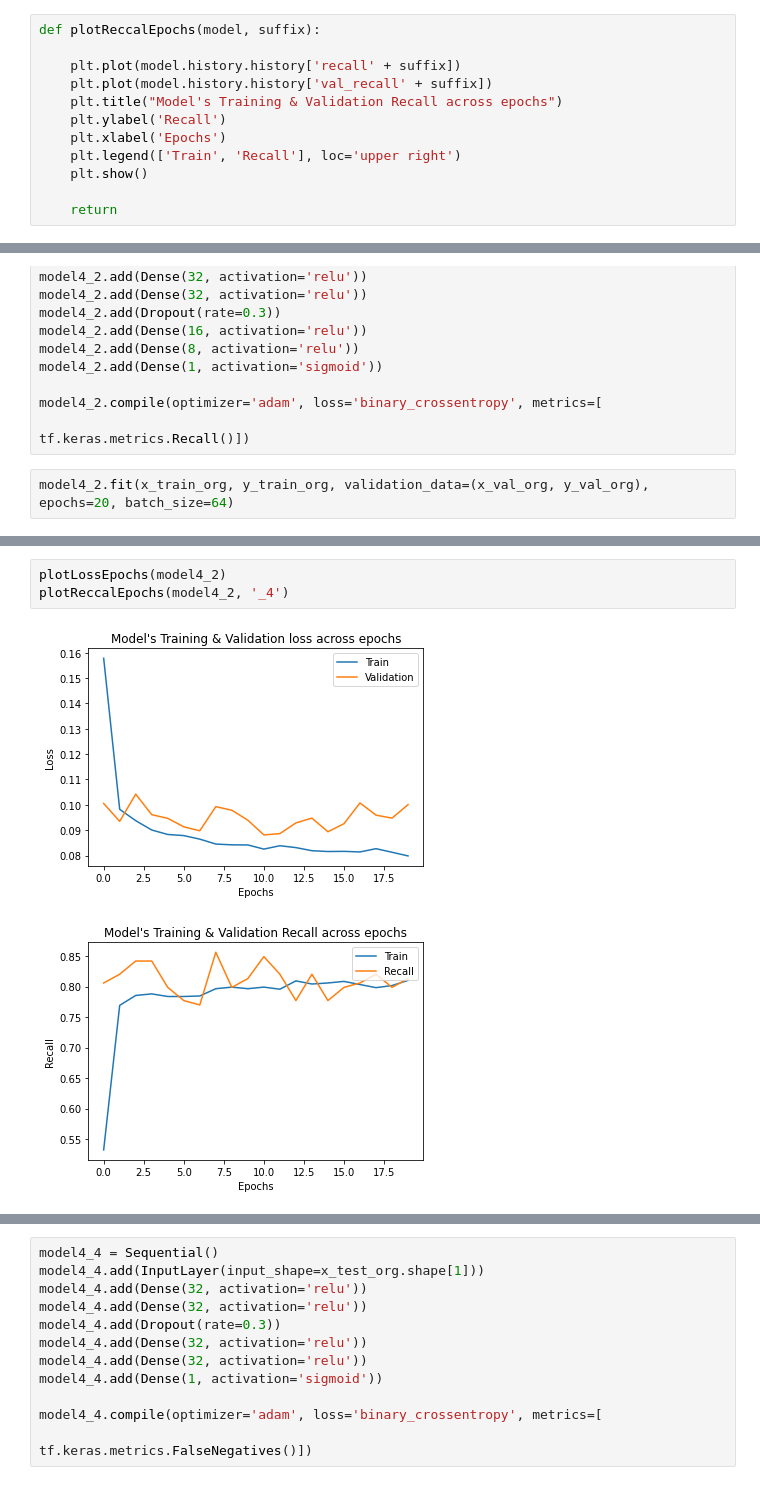
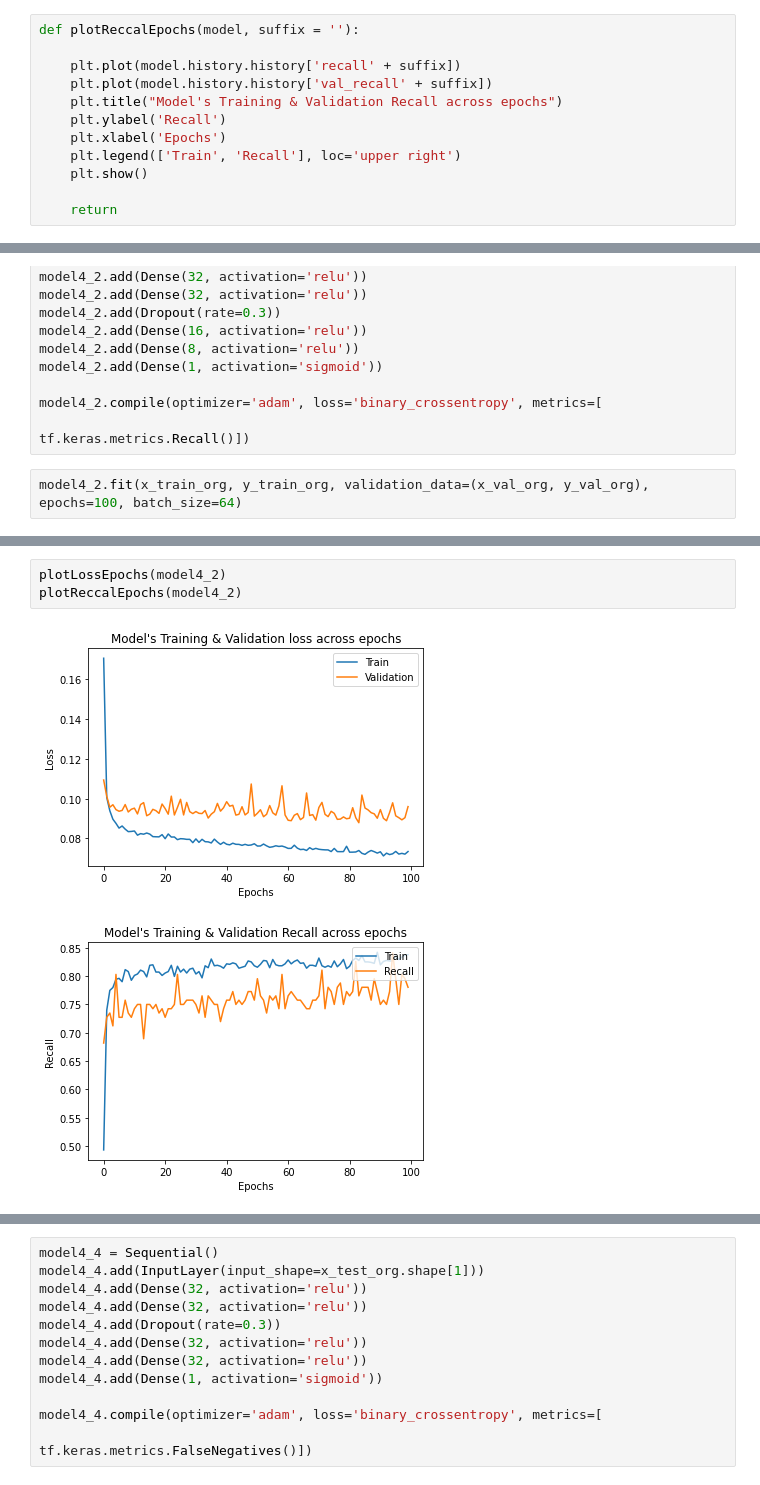
Before and after one commit to djordjeviclazar/laughing-spork, a Jupyter notebook: project3-ml-htru2_pulsardata.ipynb, the cells around one changed output, grey strips where cells are left out. Drawn from its saved outputs; the diff is of its cells as text.

```diff
--- a/project3-ml-htru2_pulsardata.ipynb
+++ b/project3-ml-htru2_pulsardata.ipynb
@@ -330,7 +330,7 @@ def plotFNEpochs(model, suffix):
 
     return
 # %%
-def plotReccalEpochs(model, suffix):
+def plotReccalEpochs(model, suffix = ''):
 
     plt.plot(model.history.history['recall' + suffix])
     plt.plot(model.history.history['val_recall' + suffix])
@@ -580,5 +580,5 @@ model4_2.add(Dense(1, activation='sigmoid'))
 model4_2.compile(optimizer='adam', loss='binary_crossentropy', metrics=[
                                                                 tf.keras.metrics.Recall()])
 # %%
-model4_2.fit(x_train_org, y_train_org, validation_data=(x_val_org, y_val_org), epochs=20, batch_size=64)
+model4_2.fit(x_train_org, y_train_org, validation_data=(x_val_org, y_val_org), epochs=100, batch_size=64)
 # %% [output]
@@ -602,10 +602,10 @@ Epoch 20/20
 <keras.callbacks.History at 0x...>
 # %%
 plotLossEpochs(model4_2)
-plotReccalEpochs(model4_2, '_4')
+plotReccalEpochs(model4_2)
 # %% [output]
-[figure, old version]
+[figure, new version]
-[figure, old version]
+[figure, new version]
 # %%
 y_pred_org_model4_2 = (model4_2.predict(x_test_org) > 0.5).astype("int64")
 checkAccuracy(y_test_org.tolist(), y_pred_org_model4_2)
```
Also changed, not shown: parts of 5 cells of this notebook.
